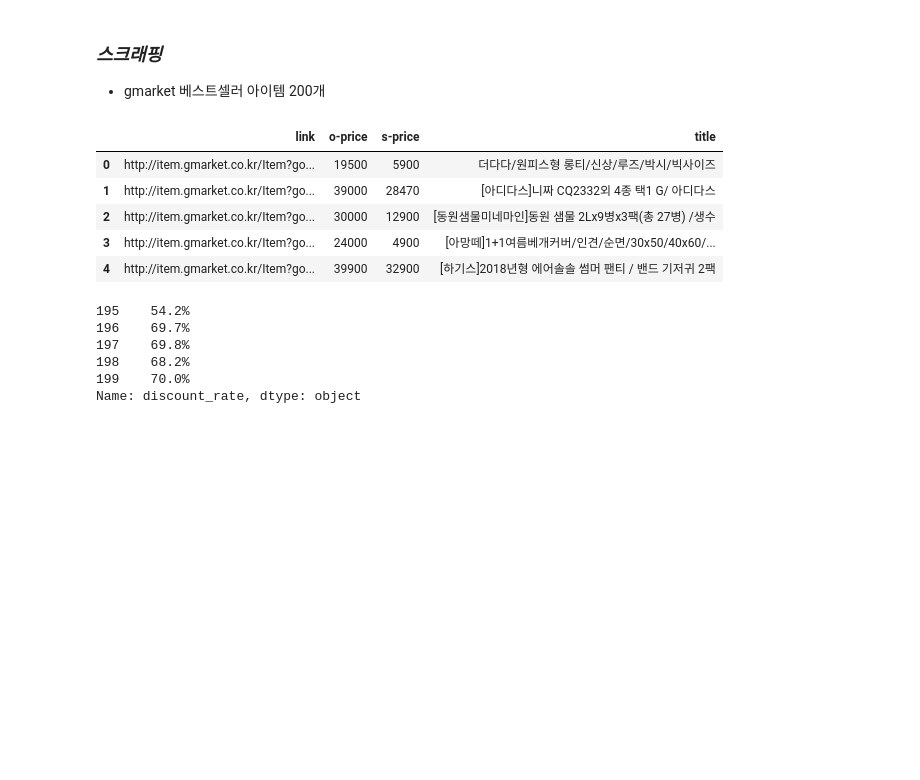
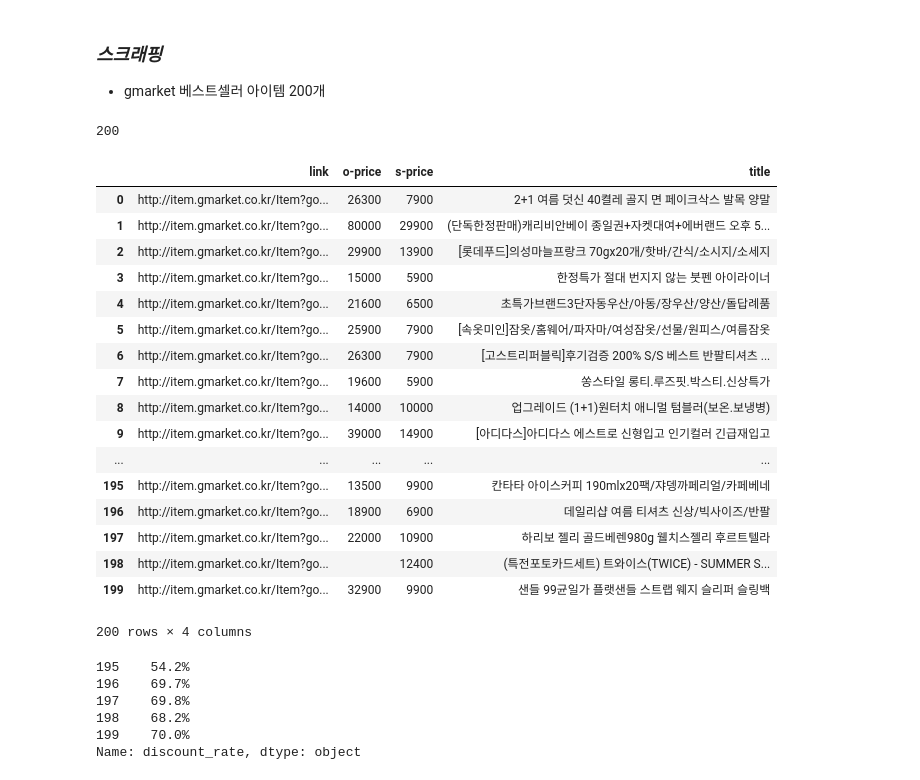
Before and after one commit to seokyeongheo/TIL, a Jupyter notebook: 04_web/07_selenium.ipynb, the cells around one changed output. Saved outputs shown, nothing was run; the diff lists cells and outputs as text; code cells hidden in the pictures; blank space fills up the shorter version.

```diff
--- a/04_web/07_selenium.ipynb
+++ b/04_web/07_selenium.ipynb
@@ -216,28 +226,43 @@ import pandas as pd
 url = "http://corners.gmarket.co.kr/Bestsellers"
 driver = webdriver.Chrome()
 driver.get(url)
+# %%
+items = driver.find_elements_by_css_selector(".best-list:nth-child(3) > ul > li")
+len(items)
+# %% [output]
+200
 # %%
-items = driver.find_elements_by_css_selector(".best-list:nth-child(3) > ul > li")
-
 dict_list = []
-
 for item in items:
     dict_list.append({
-        "title" : item.find_element_by_css_selector(".itemname").text,
-        "link" : item.find_element_by_css_selector(".itemname").get_attribute("href"),
-        "o-price" : item.find_element_by_css_selector(".o-price").text.replace(",","")[:-1],
-        "s-price" : item.find_element_by_css_selector(".s-price").text.split(" ")[0].replace(",","")[:-1]
+        "title": item.find_element_by_css_selector('.itemname').text,
+        "s-price": item.find_element_by_css_selector('.s-price').text\
+        .split(" ")[0].replace(",","")[:-1],
+        "o-price": item.find_element_by_css_selector('.o-price').text\
+        .split(" ")[0].replace(",","")[:-1],
+        "link": item.find_element_by_css_selector('.itemname').get_attribute("href"),
     })
+df = pd.DataFrame(dict_list)
+df
+# %% [output]
+|  | link | o-price | s-price | title |
+| 0 | http://item.gmarket.co.kr/Item?go... | 26300 | 7900 | 2+1 여름 덧신 40켤레 골지 면 페이크삭스 발목 양말 |
+| 1 | http://item.gmarket.co.kr/Item?go... | 80000 | 29900 | (단독한정판매)캐리비안베이 종일권+자켓대여+에버랜드 오후 5... |
+| 2 | http://item.gmarket.co.kr/Item?go... | 29900 | 13900 | [롯데푸드]의성마늘프랑크 70gx20개/핫바/간식/소시지/소세지 |
+| 3 | http://item.gmarket.co.kr/Item?go... | 15000 | 5900 | 한정특가 절대 번지지 않는 붓펜 아이라이너 |
+| 4 | http://item.gmarket.co.kr/Item?go... | 21600 | 6500 | 초특가브랜드3단자동우산/아동/장우산/양산/돌답례품 |
+| 5 | http://item.gmarket.co.kr/Item?go... | 25900 | 7900 | [속옷미인]잠옷/홈웨어/파자마/여성잠옷/선물/원피스/여름잠옷 |
+| 6 | http://item.gmarket.co.kr/Item?go... | 26300 | 7900 | [고스트리퍼블릭]후기검증 200% S/S 베스트 반팔티셔츠 ... |
+| 7 | http://item.gmarket.co.kr/Item?go... | 19600 | 5900 | 쏭스타일 롱티.루즈핏.박스티.신상특가 |
+| 8 | http://item.gmarket.co.kr/Item?go... | 14000 | 10000 | 업그레이드 (1+1)원터치 애니멀 텀블러(보온.보냉병) |
+| 9 | http://item.gmarket.co.kr/Item?go... | 39000 | 14900 | [아디다스]아디다스 에스트로 신형입고 인기컬러 긴급재입고 |
+| ... | ... | ... | ... | ... |
+| 195 | http://item.gmarket.co.kr/Item?go... | 13500 | 9900 | 칸타타 아이스커피 190mlx20팩/쟈뎅까페리얼/카페베네 |
+| 196 | http://item.gmarket.co.kr/Item?go... | 18900 | 6900 | 데일리샵 여름 티셔츠 신상/빅사이즈/반팔 |
+| 197 | http://item.gmarket.co.kr/Item?go... | 22000 | 10900 | 하리보 젤리 골드베렌980g 웰치스젤리 후르트텔라 |
+| 198 | http://item.gmarket.co.kr/Item?go... |  | 12400 | (특전포토카드세트) 트와이스(TWICE) - SUMMER S... |
+| 199 | http://item.gmarket.co.kr/Item?go... | 32900 | 9900 | 샌들 99균일가 플랫샌들 스트랩 웨지 슬리퍼 슬링백 |
+200 rows × 4 columns
-# %%
-df = pd.DataFrame(dict_list)
-df.head()
-# %% [output]
-|  | link | o-price | s-price | title |
-| 0 | http://item.gmarket.co.kr/Item?go... | 19500 | 5900 | 더다다/원피스형 롱티/신상/루즈/박시/빅사이즈 |
-| 1 | http://item.gmarket.co.kr/Item?go... | 39000 | 28470 | [아디다스]니짜 CQ2332외 4종 택1 G/ 아디다스 |
-| 2 | http://item.gmarket.co.kr/Item?go... | 30000 | 12900 | [동원샘물미네마인]동원 샘물 2Lx9병x3팩(총 27병) /생수 |
-| 3 | http://item.gmarket.co.kr/Item?go... | 24000 | 4900 | [아망떼]1+1여름베개커버/인견/순면/30x50/40x60/... |
-| 4 | http://item.gmarket.co.kr/Item?go... | 39900 | 32900 | [하기스]2018년형 에어솔솔 썸머 팬티 / 밴드 기저귀 2팩 |
 # %%
 # 빈 칸 채워넣기
 
```
Also changed, not shown: parts of 20 cells of this notebook, 5 other files.
